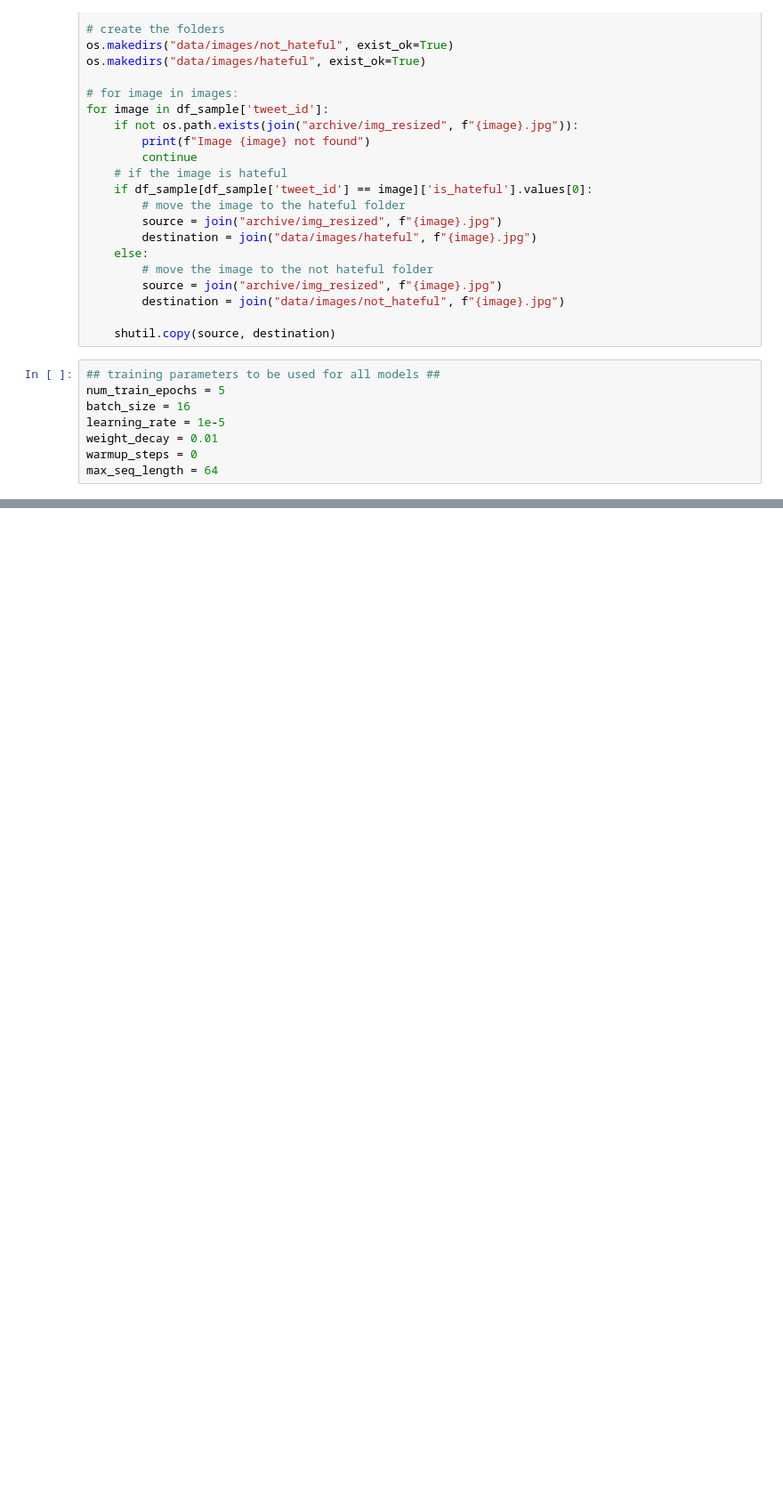
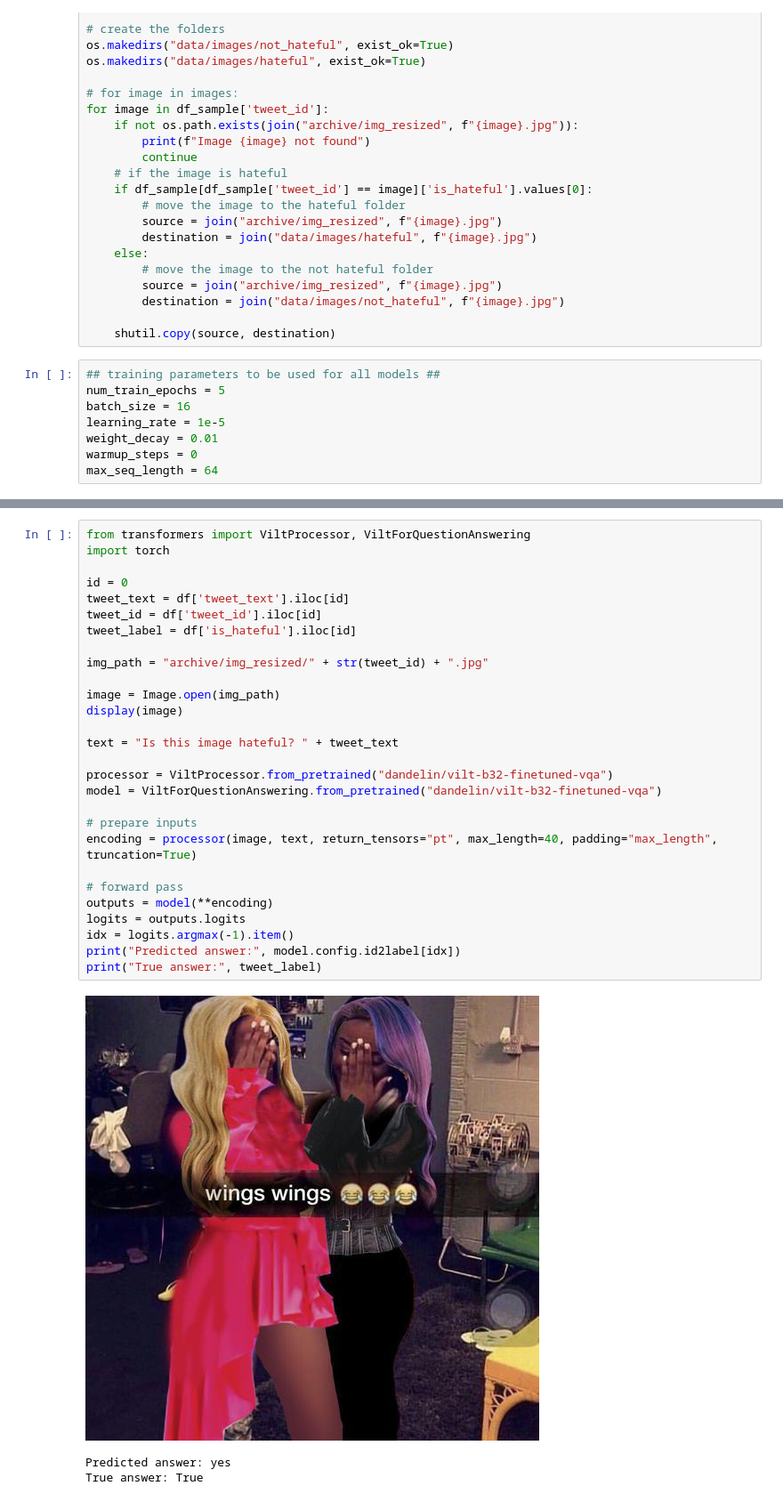
Before and after one commit to martintefra/Multi-Modal-Hate-Speech-Detection, a Jupyter notebook: index2.ipynb, the cells around one changed output, grey strips where cells are left out. Shown at 89% size. Drawn from its saved outputs; the diff is of its cells as text; blank space fills up the shorter version.

```diff
--- a/index2.ipynb
+++ b/index2.ipynb
@@ -148,0 +230,32 @@ df.head()
+# %%
+from transformers import ViltProcessor, ViltForQuestionAnswering
+import torch
+
+id = 0
+tweet_text = df['tweet_text'].iloc[id]
+tweet_id = df['tweet_id'].iloc[id]
+tweet_label = df['is_hateful'].iloc[id]
+
+img_path = "archive/img_resized/" + str(tweet_id) + ".jpg"
+
+image = Image.open(img_path)
+display(image)
+
+text = "Is this image hateful? " + tweet_text
+
+processor = ViltProcessor.from_pretrained("dandelin/vilt-b32-finetuned-vqa")
+model = ViltForQuestionAnswering.from_pretrained("dandelin/vilt-b32-finetuned-vqa")
+
+# prepare inputs
+encoding = processor(image, text, return_tensors="pt", max_length=40, padding="max_length", truncation=True)
+
+# forward pass
+outputs = model(**encoding)
+logits = outputs.logits
+idx = logits.argmax(-1).item()
+print("Predicted answer:", model.config.id2label[idx])
+print("True answer:", tweet_label)
+# %% [output]
+[figure, added]
+Predicted answer: yes
+True answer: True
```
Also changed, not shown: parts of 11 cells of this notebook, 1 other file.
